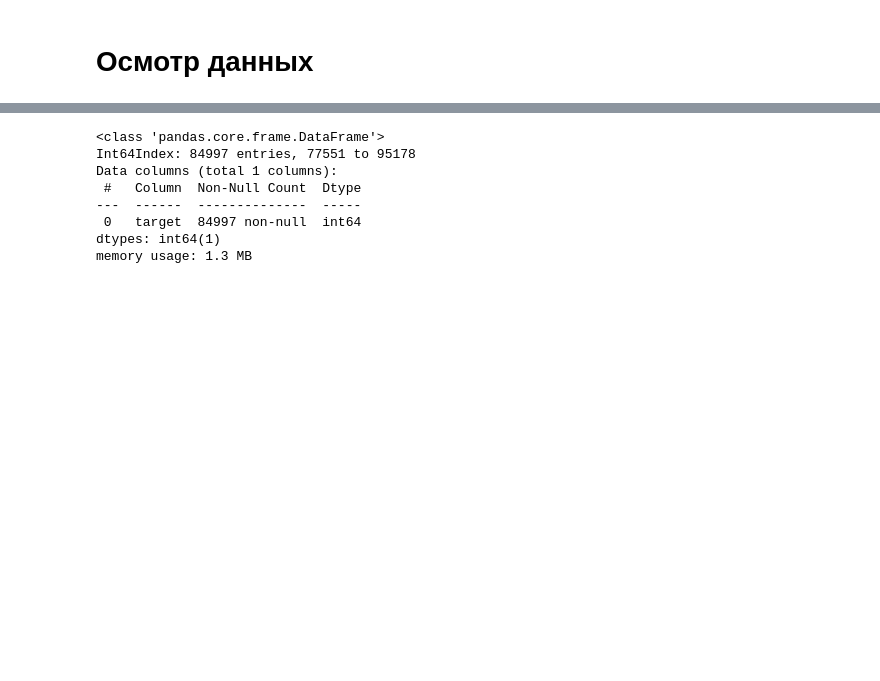
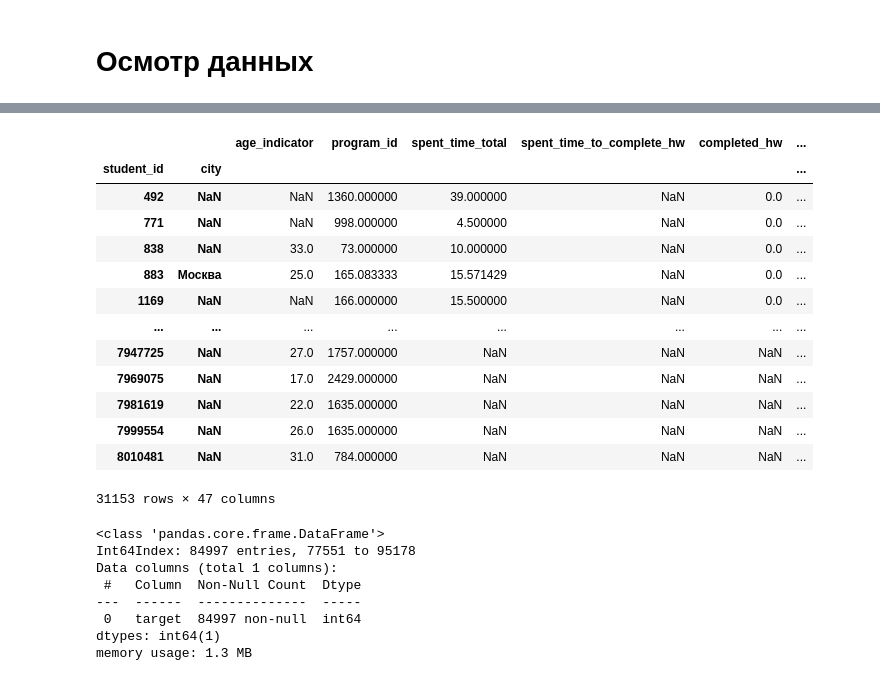
Before and after one commit to Igor-Belskiy/netology-case, a Jupyter notebook: Черновик_Нетология_(моё_решение).ipynb, the cells around one changed output, grey strips where cells are left out. Drawn from its saved outputs; the diff is of its cells as text; code cells hidden in the pictures; blank space fills up the shorter version.

```diff
--- a/Черновик_Нетология_(моё_решение).ipynb
+++ b/Черновик_Нетология_(моё_решение).ipynb
@@ -64,3 +95,20 @@ df_train = pd.read_csv('/content/data/train_dataset_train.csv', index_col= 0)
+# %%
+df_train.groupby(['student_id','city'], dropna=False).mean() #['age_indicator'][8010481]
+# %% [output]
+|  |  | age_indicator | program_id | spent_time_total | spent_time_to_complete_hw | completed_hw | ... |
+| student_id | city |  |  |  |  |  | ... |
+| 492 | NaN | NaN | 1360.000000 | 39.000000 | NaN | 0.0 | ... |
+| 771 | NaN | NaN | 998.000000 | 4.500000 | NaN | 0.0 | ... |
+| 838 | NaN | 33.0 | 73.000000 | 10.000000 | NaN | 0.0 | ... |
+| 883 | Москва | 25.0 | 165.083333 | 15.571429 | NaN | 0.0 | ... |
+| 1169 | NaN | NaN | 166.000000 | 15.500000 | NaN | 0.0 | ... |
+| ... | ... | ... | ... | ... | ... | ... | ... |
+| 7947725 | NaN | 27.0 | 1757.000000 | NaN | NaN | NaN | ... |
+| 7969075 | NaN | 17.0 | 2429.000000 | NaN | NaN | NaN | ... |
+| 7981619 | NaN | 22.0 | 1635.000000 | NaN | NaN | NaN | ... |
+| 7999554 | NaN | 26.0 | 1635.000000 | NaN | NaN | NaN | ... |
+| 8010481 | NaN | 31.0 | 784.000000 | NaN | NaN | NaN | ... |
+31153 rows × 47 columns
 # %%
 df_sample_solution.info()
 # %% [output]
```
Also changed, not shown: parts of 26 cells of this notebook.
